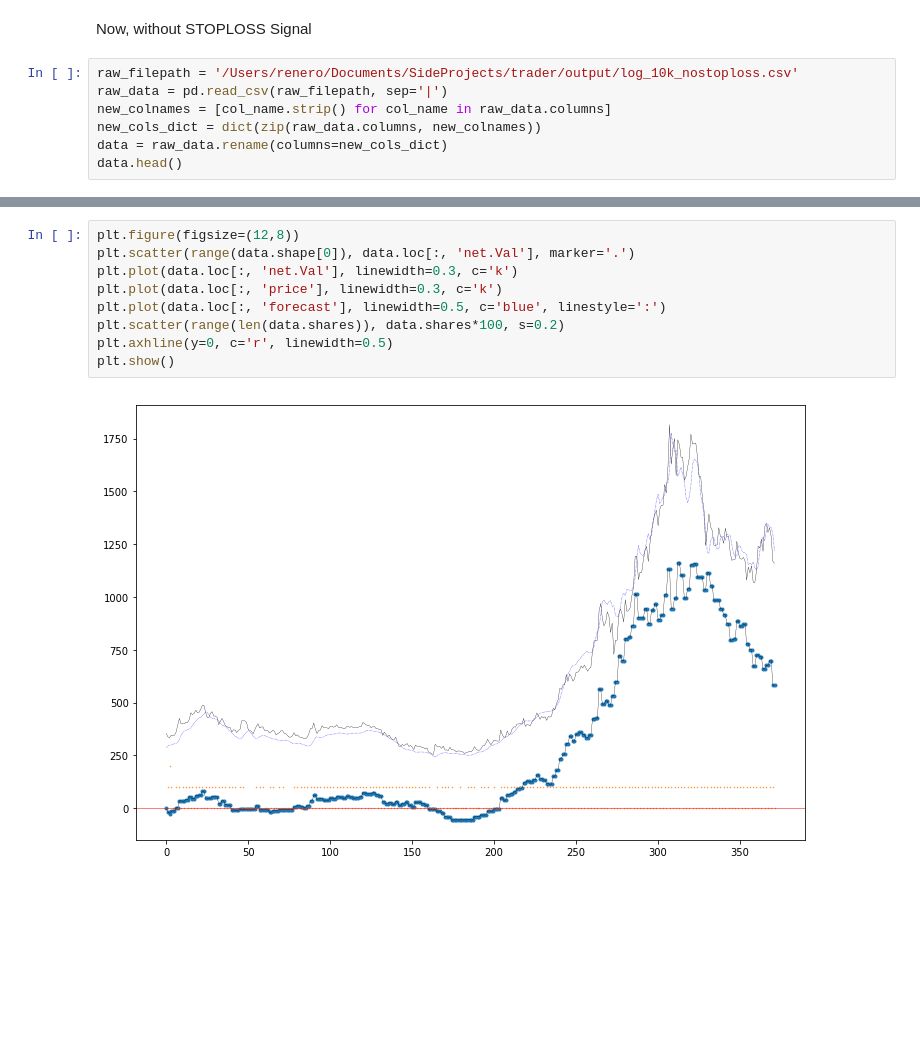
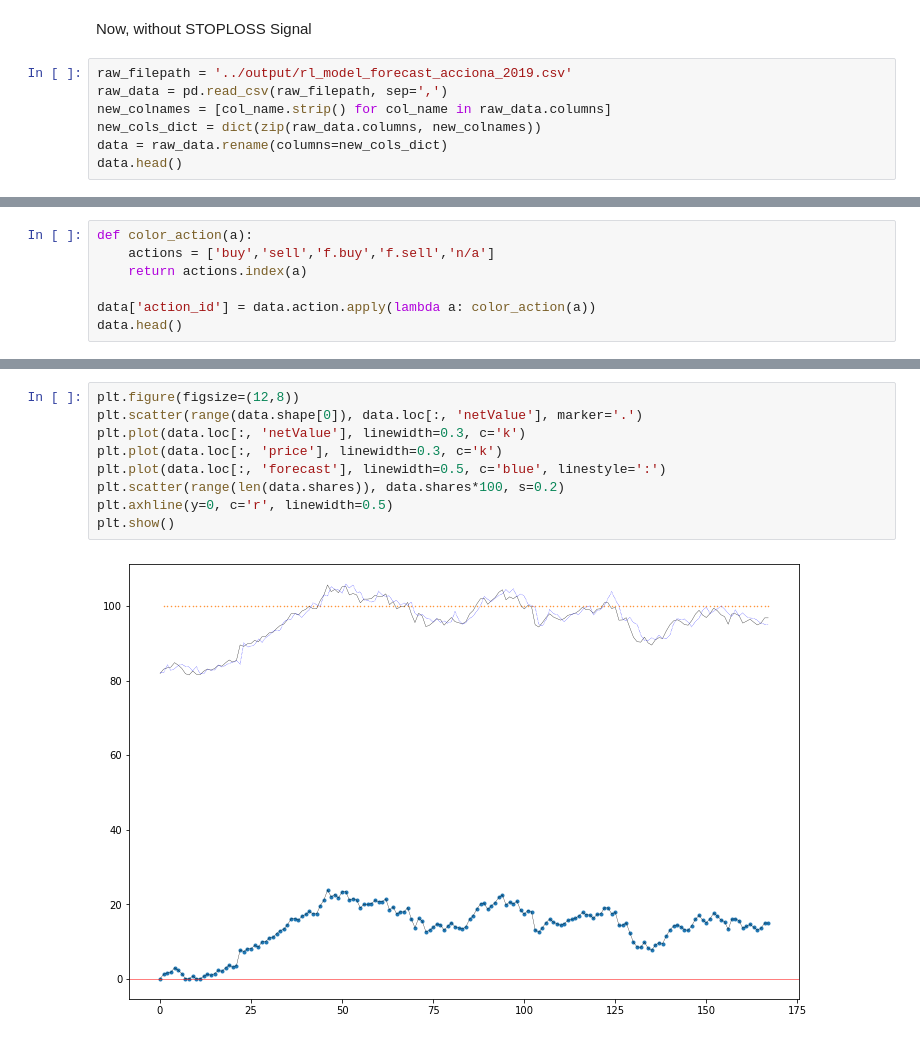
Before and after one commit to renero/trader, a Jupyter notebook: resources/log_reader.ipynb, the cells around one changed output, grey strips where cells are left out. Drawn from its saved outputs; the diff is of its cells as text; blank space fills up the shorter version.

```diff
--- a/resources/log_reader.ipynb
+++ b/resources/log_reader.ipynb
@@ -50,8 +53,8 @@ plt.show()
 # %% [markdown]
 Now, without STOPLOSS Signal
 # %%
-raw_filepath = '/Users/renero/Documents/SideProjects/trader/output/log_10k_nostoploss.csv'
-raw_data = pd.read_csv(raw_filepath, sep='|')
+raw_filepath = '../output/rl_model_forecast_acciona_2019.csv'
+raw_data = pd.read_csv(raw_filepath, sep=',')
 new_colnames = [col_name.strip() for col_name in raw_data.columns]
 new_cols_dict = dict(zip(raw_data.columns, new_colnames))
 data = raw_data.rename(columns=new_cols_dict)
@@ -65,0 +75,7 @@ data.head()
+# %%
+def color_action(a):
+    actions = ['buy','sell','f.buy','f.sell','n/a']
+    return actions.index(a)
+
+data['action_id'] = data.action.apply(lambda a: color_action(a))
+data.head()
@@ -75,11 +122,11 @@ plt.show()
 # %%
 plt.figure(figsize=(12,8))
-plt.scatter(range(data.shape[0]), data.loc[:, 'net.Val'], marker='.')
-plt.plot(data.loc[:, 'net.Val'], linewidth=0.3, c='k')
+plt.scatter(range(data.shape[0]), data.loc[:, 'netValue'], marker='.')
+plt.plot(data.loc[:, 'netValue'], linewidth=0.3, c='k')
 plt.plot(data.loc[:, 'price'], linewidth=0.3, c='k')
 plt.plot(data.loc[:, 'forecast'], linewidth=0.5, c='blue', linestyle=':')
 plt.scatter(range(len(data.shares)), data.shares*100, s=0.2)
 plt.axhline(y=0, c='r', linewidth=0.5)
 plt.show()
 # %% [output]
-[figure, old version]
+[figure, new version]
```
Also changed, not shown: parts of 10 cells of this notebook, 2 other files.
